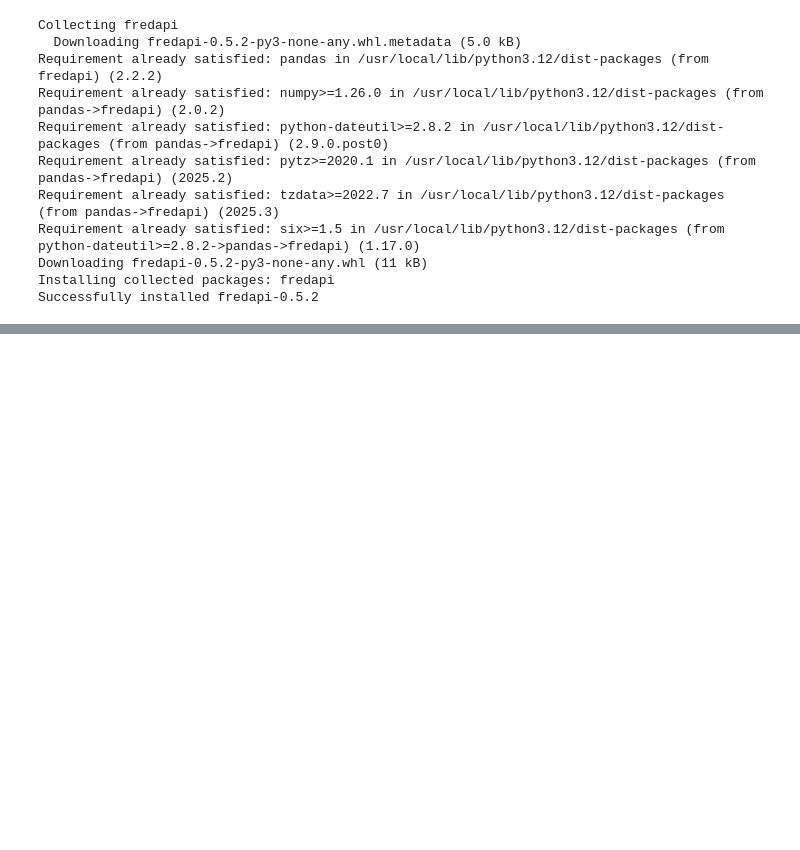
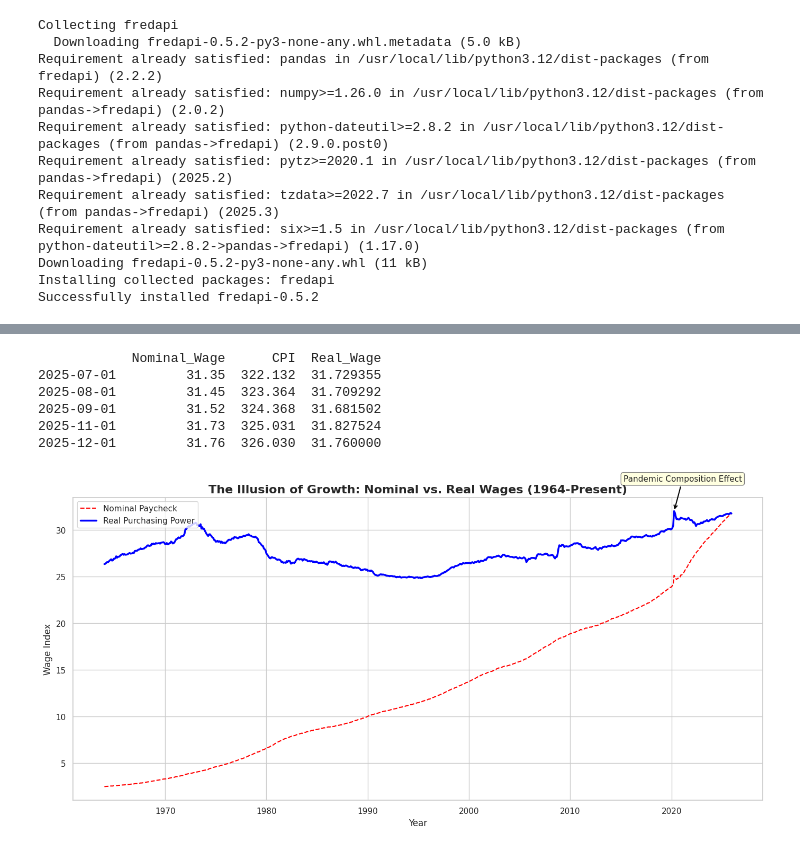
Before and after one commit to joaomerjam/ECON3916-33674-Statistical-Machine-Learning, a Jupyter notebook: Lab 2/V1 Lab 2: Fred Api.ipynb, the cells around one changed output, grey strips where cells are left out. Cells and saved outputs as stored; diff of their text form; code cells hidden in the pictures; blank space fills up the shorter version.

```diff
--- a/Lab 2/V1 Lab 2: Fred Api.ipynb
+++ b/Lab 2/V1 Lab 2: Fred Api.ipynb
@@ -53,0 +54,80 @@ Fteching data from FED...
+# %%
+def get_real_wage(nominal_col, cpi_col):
+
+  """
+  Takes a nominal colum and a CPI column.
+  Returns a new column adjusted for inflation (Real Dolars)
+  """
+  # 1 get the CPI of the most recent date
+  # then .iloc[-1] grabs the very last row in the data
+
+  cpi_today = cpi_col.iloc[-1]
+
+    #2 the formula: (Nominal/old_CPI) * CPI_today
+  real_col = (nominal_col / cpi_col) * cpi_today
+
+  return real_col
+
+#apply the function to create a new column
+# feed the machine our two columns:
+df['Real_Wage'] = get_real_wage(df['Nominal_Wage'], df['CPI'])
+
+# see Real Wages are different from Nominal!
+print(df.tail())
+# %% [output]
+            Nominal_Wage      CPI  Real_Wage
+2025-07-01         31.35  322.132  31.729355
+2025-08-01         31.45  323.364  31.709292
+2025-09-01         31.52  324.368  31.681502
+2025-11-01         31.73  325.031  31.827524
+2025-12-01         31.76  326.030  31.760000
+# %%
+# AI generation Test
+"""
+prompt: "I have a Python pandas DataFrame named 'df' with a DatetimeIndex.
+It contains two columns: 'Nominal_Wage' and 'Real_Wage'.
+
+Please write Python code using Matplotlib and Seaborn to create a professional economic time-series chart.
+
+Requirements:
+1. Plot both lines on the same chart.
+2. Style 'Nominal_Wage' as a dashed red line (label: 'Nominal Paycheck').
+3. Style 'Real_Wage' as a thick blue line (label: 'Real Purchasing Power').
+4. Add a title: 'The Illusion of Growth: Nominal vs. Real Wages (1964-Present)'.
+5. Important: Add an annotation arrow pointing to the 2020 spike in Real Wages with the text: 'Pandemic Composition Effect'.
+6. Use a whitegrid theme and make the figure size large (14, 7).
+
+Do not generate sample data; assume 'df' already exists."
+"""
+import matplotlib.pyplot as plt
+import seaborn as sns
+
+sns.set_theme(style="whitegrid")
+
+fig, ax = plt.subplots(figsize=(14, 7))
+
+ax.plot(df.index, df['Nominal_Wage'], linestyle='--', color='red', label='Nominal Paycheck')
+ax.plot(df.index, df['Real_Wage'], linestyle='-', color='blue', linewidth=2.5, label='Real Purchasing Power')
+
+ax.set_title("The Illusion of Growth: Nominal vs. Real Wages (1964-Present)", fontsize=16, fontweight='bold')
+ax.set_xlabel("Year", fontsize=12)
+ax.set_ylabel("Wage Index", fontsize=12)
+
+# Annotation for 2020 pandemic spike
+spike_date = df.loc['2020'].idxmax()['Real_Wage'] if hasattr(df.loc['2020'].idxmax(), '__getitem__') else df.loc['2020', 'Real_Wage'].idxmax()
+spike_value = df.loc['2020', 'Real_Wage'].max()
+
+ax.annotate(
+    'Pandemic Composition Effect',
+    xy=(spike_date, spike_value),
+    xytext=(spike_date - pd.DateOffset(years=5), spike_value * 1.1),
+    fontsize=11,
+    arrowprops=dict(arrowstyle='->', color='black', lw=1.5),
+    bbox=dict(boxstyle='round,pad=0.3', facecolor='lightyellow', edgecolor='gray')
+)
+
+ax.legend(loc='upper left', fontsize=11)
+plt.tight_layout()
+plt.show()
+# %% [output]
+[figure, added]
```
Also changed, not shown: parts of 3 cells of this notebook.
